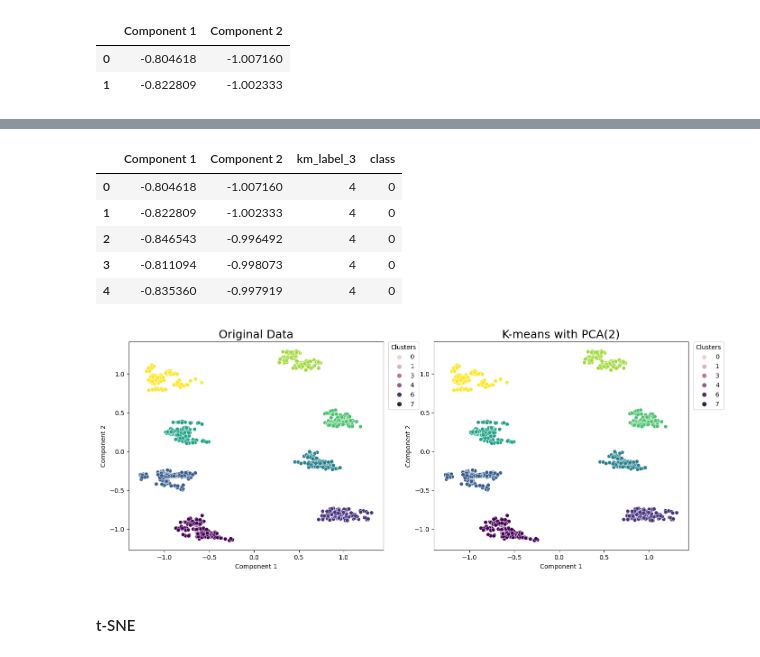
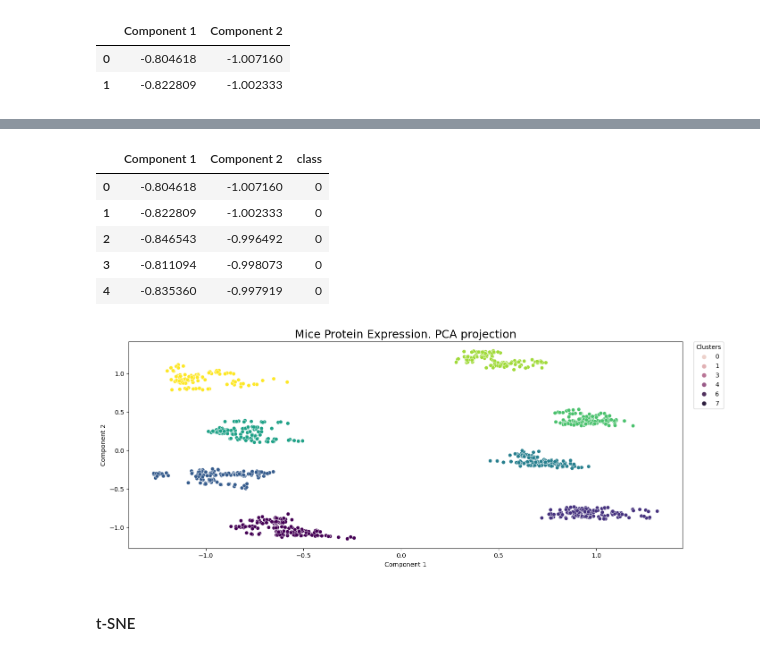
Before and after one commit to katevi/Introduction-to-ML, a Jupyter notebook: lab5/unsupervised_learning.ipynb, the cells around one changed output, grey strips where cells are left out. Cells and saved outputs as stored; diff of their text form; code cells hidden in the pictures.

```diff
--- a/lab5/unsupervised_learning.ipynb
+++ b/lab5/unsupervised_learning.ipynb
@@ -356,7 +356,7 @@ from sklearn.metrics import silhouette_score
 sil = []
 
 for i in [2,3,4,5,6,7,8,9,10]:
-    km = MyKMeans(K=i, max_iterations=100)
+    km = MyKMeans(n_clusters=i, max_iterations=100)
     km.fit(np.asarray(df_scaled))
     sil.append(silhouette_score(df_scaled, km.predict(np.asarray(df_scaled))))
 
@@ -478,11 +545,15 @@ Silhouette Score(n = 2): 0.7682209605821674
 # %% [markdown]
 ### Визуализация получившихся кластеров снижением размерности с помощью PCA и t-SNE
 #### PCA
+# %%
+pca = PCA(n_components=2)
+pca.fit(df_scaled)
+X_pca = pca.transform(df_scaled)
 # %% [markdown]
 Воспользуемся ранее полученными результатами по снижению размерности с помощью PCA до 2 и визуализируем их.
 # %%
-df_pca_2 = pd.DataFrame(df_pca, columns =['Component 1', 'Component 2'])
-df_pca_2.head(2)
+df_pca = pd.DataFrame(X_pca, columns =['Component 1', 'Component 2'])
+df_pca.head(2)
 # %% [output]
 |  | Component 1 | Component 2 |
 | 0 | -0.804618 | -1.007160 |
@@ -506,30 +561,23 @@ dtype: int64
 # %%
-df_pca_2 = pd.concat([df_pca_2, km_label_3,y], axis=1)
-df_pca_2.head()
+df_pca = pd.concat([df_pca, y], axis=1)
+df_pca.head()
 # %% [output]
-|  | Component 1 | Component 2 | km_label_3 | class |
-| 0 | -0.804618 | -1.007160 | 4 | 0 |
-| 1 | -0.822809 | -1.002333 | 4 | 0 |
-| 2 | -0.846543 | -0.996492 | 4 | 0 |
-| 3 | -0.811094 | -0.998073 | 4 | 0 |
-| 4 | -0.835360 | -0.997919 | 4 | 0 |
+|  | Component 1 | Component 2 | class |
+| 0 | -0.804618 | -1.007160 | 0 |
+| 1 | -0.822809 | -1.002333 | 0 |
+| 2 | -0.846543 | -0.996492 | 0 |
+| 3 | -0.811094 | -0.998073 | 0 |
+| 4 | -0.835360 | -0.997919 | 0 |
 # %%
 plt.figure(figsize=(16, 6))
-plt.subplot(1,2,1)
 
-sns.scatterplot(x = 'Component 1', y = 'Component 2', data = df_pca_2, c=y, hue = 'class')
-plt.title('Original Data', fontsize=18)
-plt.legend(title='Clusters', bbox_to_anchor=(1.02, 1), loc='upper left', borderaxespad=0, fontsize='medium')
-
-plt.subplot(1,2,2)
-
-sns.scatterplot(x = 'Component 1', y = 'Component 2', data = df_pca_2, c=y,  hue = 'km_label_3')
-plt.title('K-means with PCA(2)', fontsize=18)
+sns.scatterplot(x = 'Component 1', y = 'Component 2', data = df_pca, c=y, hue = 'class')
+plt.title('Mice Protein Expression. PCA projection', fontsize=18)
 plt.legend(title='Clusters', bbox_to_anchor=(1.02, 1), loc='upper left', borderaxespad=0, fontsize='medium')
 
 plt.show()
 # %% [output]
-[figure, old version]
+[figure, new version]
 # %% [markdown]
 #### t-SNE
 # %%
```
Also changed, not shown: parts of 18 cells of this notebook.
